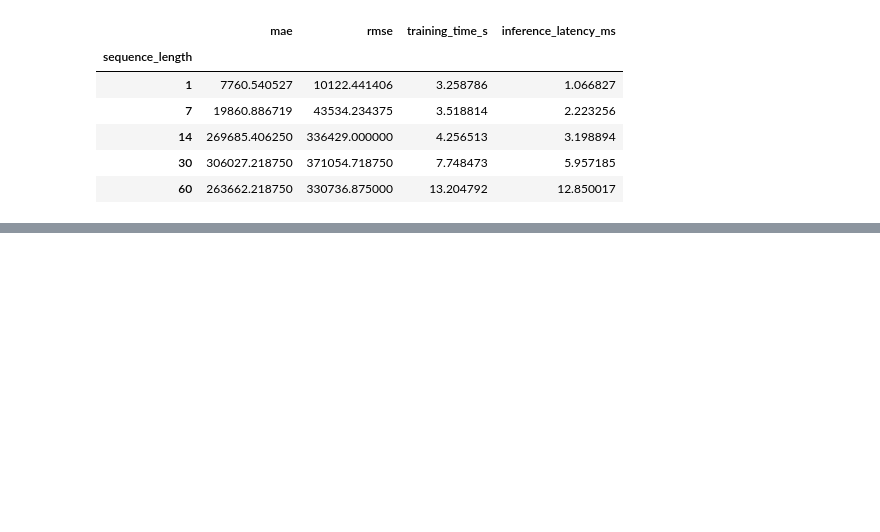
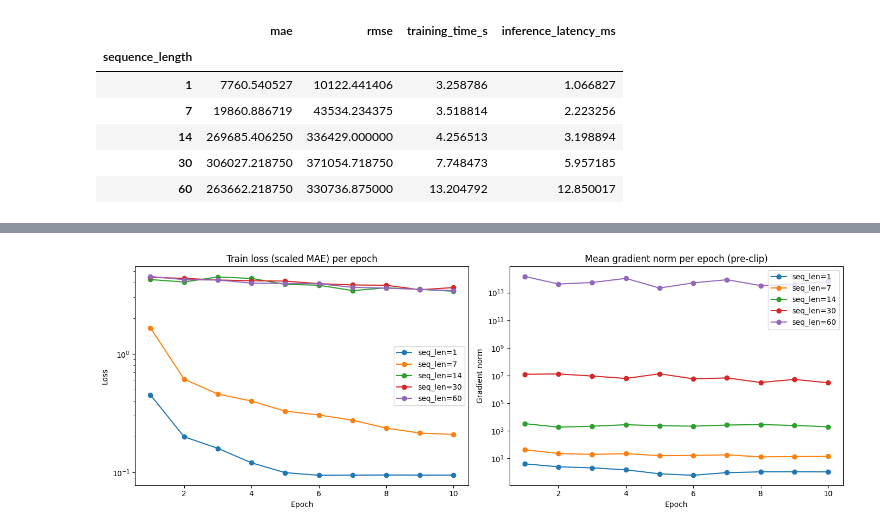
Before and after one commit to div-ops123/Real-Time-Electricity-Demand-Forecasting, a Jupyter notebook: experiments/vanilla_rnn.ipynb, the cells around one changed output, grey strips where cells are left out. Saved outputs shown, nothing was run; the diff lists cells and outputs as text; code cells hidden in the pictures; blank space fills up the shorter version.

```diff
--- a/experiments/vanilla_rnn.ipynb
+++ b/experiments/vanilla_rnn.ipynb
@@ -474,0 +576,26 @@ results_df
+# %%
+import matplotlib.pyplot as plt
+
+fig, (ax_loss, ax_grad) = plt.subplots(1, 2, figsize=(14, 5))
+
+for r in diagnostic_results:
+    label = f"seq_len={r['sequence_length']}"
+    ax_loss.plot(range(1, EPOCHS + 1), r["epoch_losses"], marker="o", label=label)
+    ax_grad.plot(range(1, EPOCHS + 1), r["epoch_grad_norm_mean"], marker="o", label=label)
+
+ax_loss.set_title("Train loss (scaled MAE) per epoch")
+ax_loss.set_xlabel("Epoch")
+ax_loss.set_ylabel("Loss")
+ax_loss.set_yscale("log")
+ax_loss.legend()
+
+ax_grad.set_title("Mean gradient norm per epoch (pre-clip)")
+ax_grad.set_xlabel("Epoch")
+ax_grad.set_ylabel("Gradient norm")
+ax_grad.set_yscale("log")
+ax_grad.legend()
+
+fig.tight_layout()
+plt.show()
+# %% [output]
+[figure, added]
```
Also changed, not shown: parts of 6 cells of this notebook.
